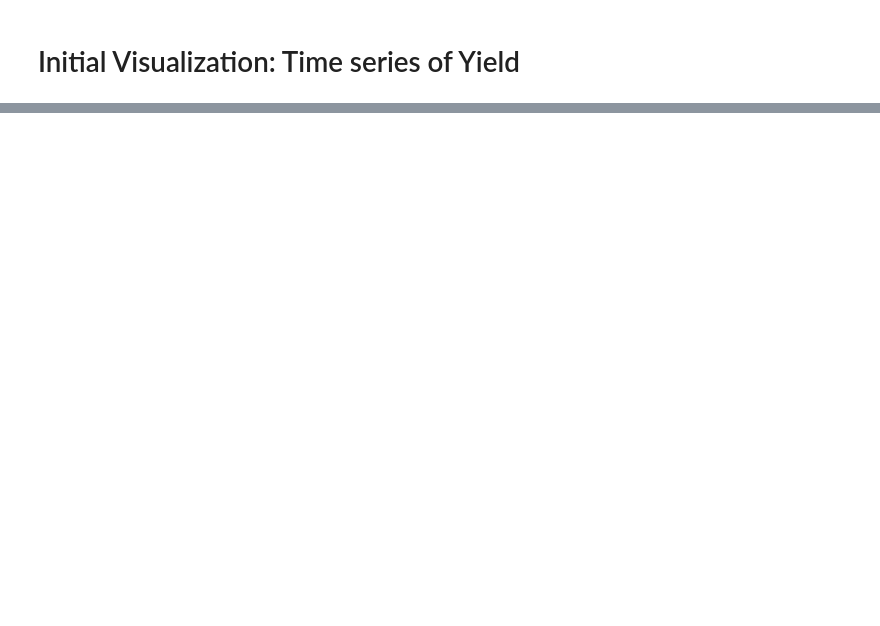
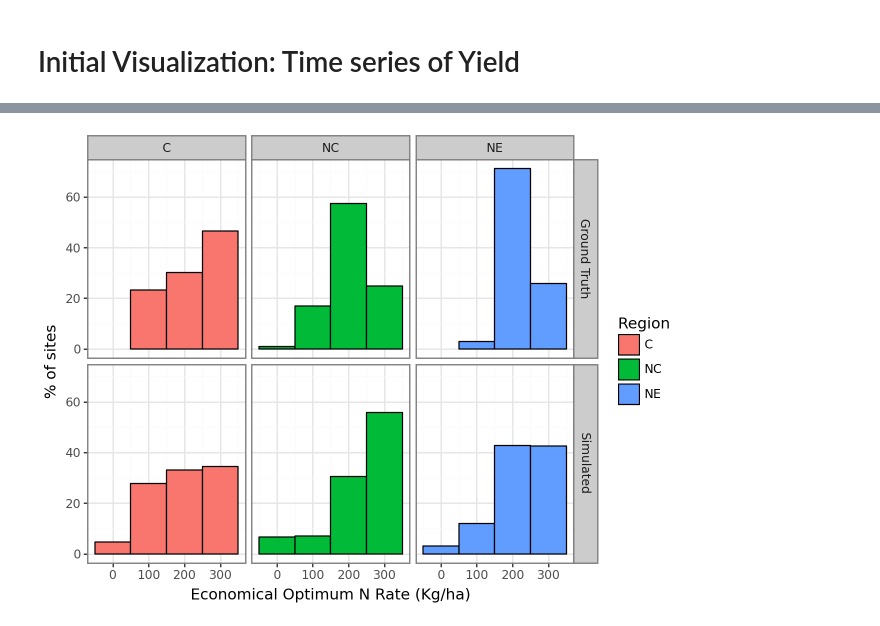
Before and after one commit to Ciampitti-Lab/ApsimxpyModule, a Jupyter notebook: workflow/_6EvaluationNotebooks/ExploratoryAnalysis.ipynb, the cells around one changed output, grey strips where cells are left out. Saved outputs shown, nothing was run; the diff lists cells and outputs as text; code cells hidden in the pictures; blank space fills up the shorter version.

Commit message:
feat: New figures

```diff
--- a/workflow/_6EvaluationNotebooks/ExploratoryAnalysis.ipynb
+++ b/workflow/_6EvaluationNotebooks/ExploratoryAnalysis.ipynb
@@ -244,0 +121,29 @@ AttributeError: 'NoneType' object has no attribute 'reset_index'
+# %%
+counts1 = (
+    results_region_filtered
+    .groupby(['region', 'nrate_max_yield'])
+    .size()   # count rows in each group
+    .reset_index(name='count')  # convert to DataFrame with column 'count'
+)
+counts1['Source']='Simulated'
+# %%
+GTD_filtered['id_real']=np.arange(len(GTD_filtered))//4
+GTD_filtered['Yield']=GTD_filtered['Yield'].astype(int)
+idx_max_yield=GTD_filtered.groupby('id_real')['Yield'].idxmax()
+max_yield_df = GTD_filtered.loc[idx_max_yield, ['id_real', 'Nitrogen']].set_index('id_real')
+
+
+GTD_filtered['nrate_max_yield'] = GTD_filtered['id_real'].map(max_yield_df['Nitrogen'])
+
+counts2 = (
+    GTD_filtered
+    .groupby(['region', 'nrate_max_yield'])
+    .size()   # count rows in each group
+    .reset_index(name='count')  # convert to DataFrame with column 'count'
+)
+counts2['Source']='Ground Truth'
+# %%
+counts=pd.concat([counts1,counts2])
+counts['total']=counts.groupby(['region','Source'])['count'].transform('sum')
+counts['percentage']=counts['count']/counts['total']*100
+counts
@@ -244,0 +168,12 @@ AttributeError: 'NoneType' object has no attribute 'reset_index'
+# %%
+p = (
+    ggplot(counts, aes(x='nrate_max_yield',y='percentage',fill='region'))
+    + geom_col(position='dodge', width=100,color='black')
+    + theme_bw()
+    + facet_grid('Source~region')
+    + labs(x='Economical Optimum N Rate (Kg/ha)',y="% of sites",fill='Region')
+)
+
+p
+# %% [output]
+[figure, added]
```
Also changed, not shown: parts of 18 cells of this notebook, 3 other files.
